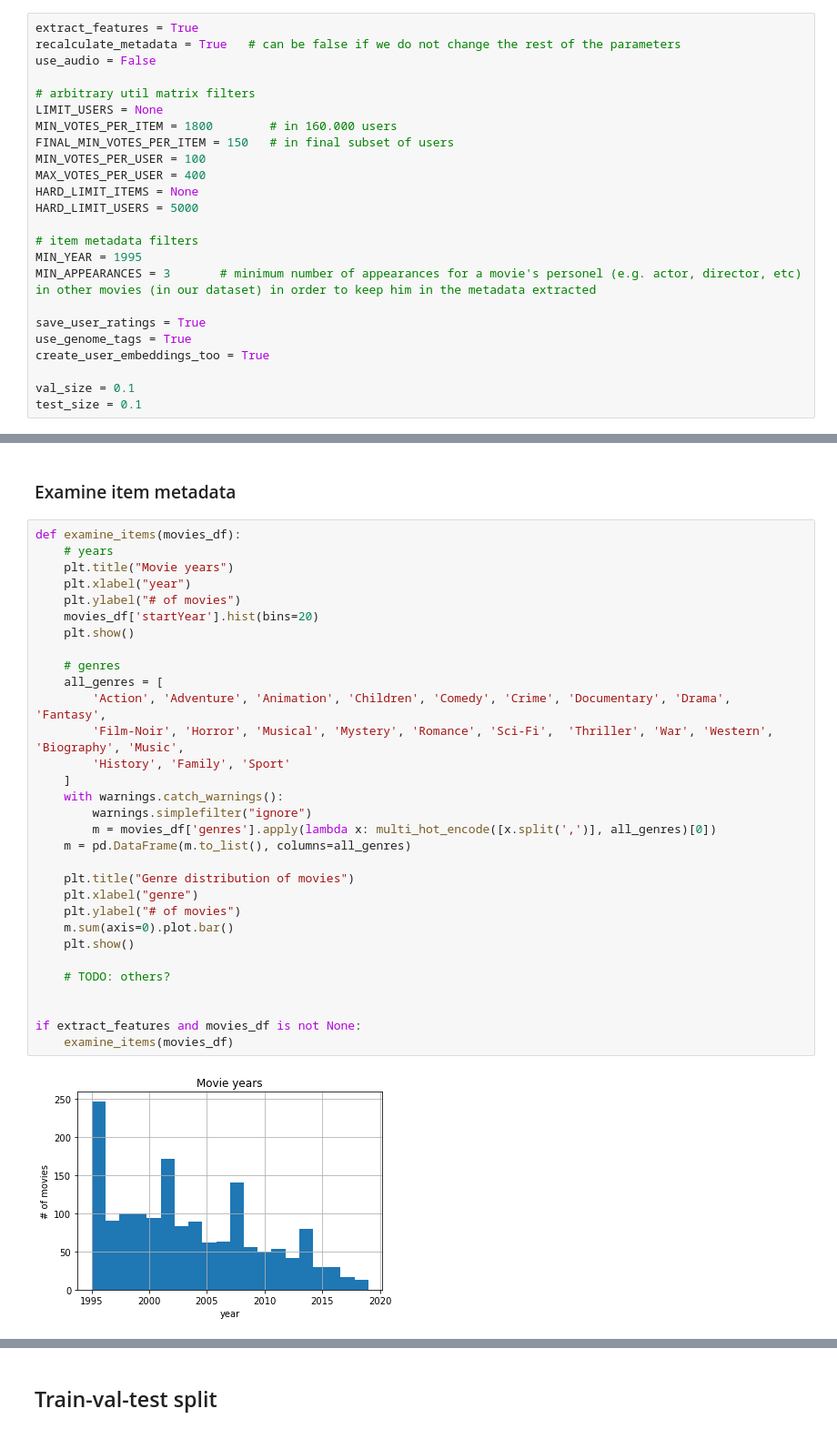
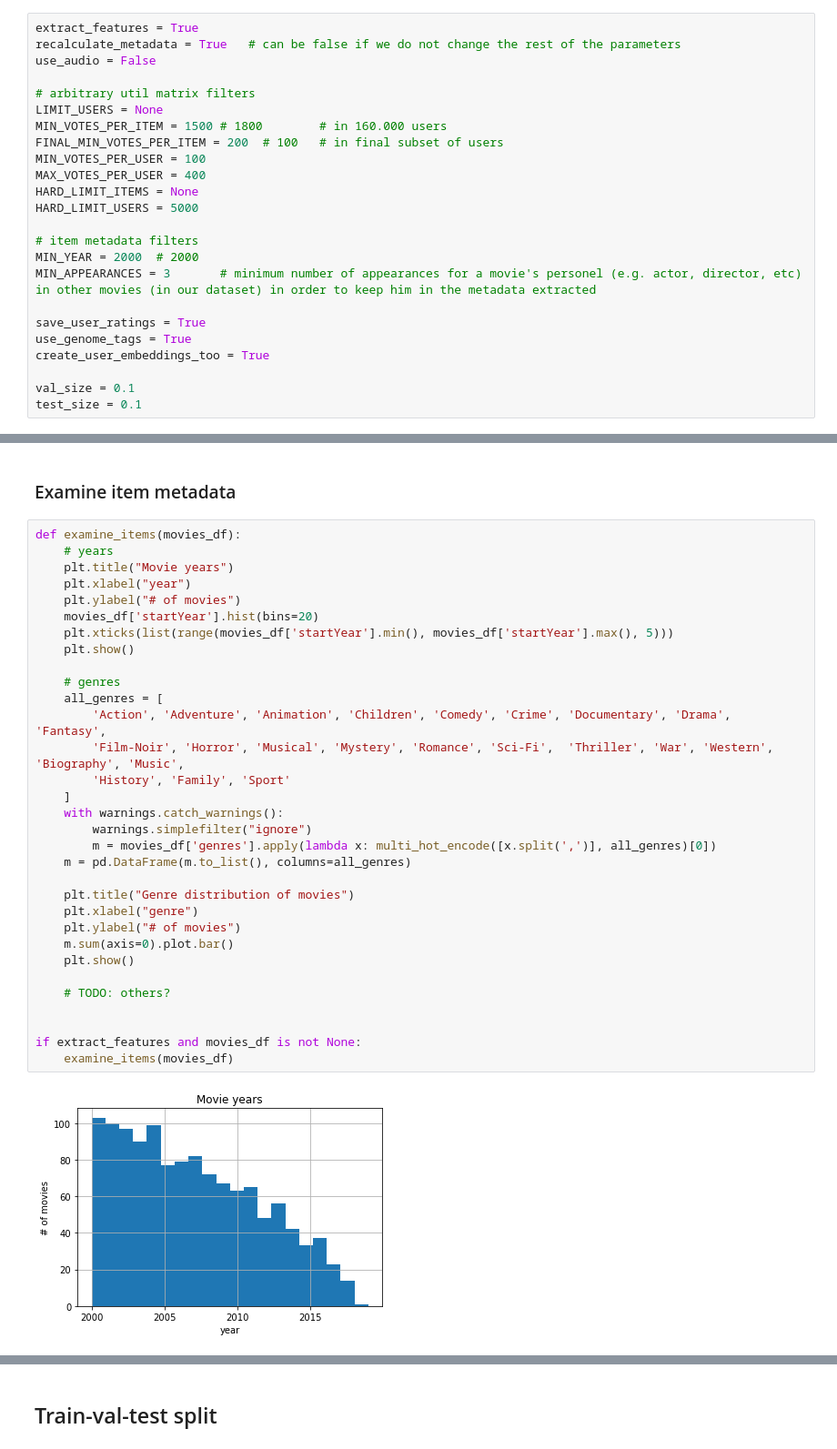
Before and after one commit to michaelbzms/DeepRecommendation, a Jupyter notebook: src/create_dataset.ipynb, the cells around one changed output, grey strips where cells are left out. Shown at 91% size. Saved outputs shown, nothing was run; the diff lists cells and outputs as text.

Commit message:
New new dataset more like the old but with more minimum item ratings in users selected

```diff
--- a/src/create_dataset.ipynb
+++ b/src/create_dataset.ipynb
@@ -18,15 +19,15 @@ use_audio = False
 
 # arbitrary util matrix filters
 LIMIT_USERS = None
-MIN_VOTES_PER_ITEM = 1800        # in 160.000 users
-FINAL_MIN_VOTES_PER_ITEM = 150   # in final subset of users
+MIN_VOTES_PER_ITEM = 1500 # 1800        # in 160.000 users
+FINAL_MIN_VOTES_PER_ITEM = 200  # 100   # in final subset of users
 MIN_VOTES_PER_USER = 100
 MAX_VOTES_PER_USER = 400
 HARD_LIMIT_ITEMS = None
 HARD_LIMIT_USERS = 5000
 
 # item metadata filters
-MIN_YEAR = 1995
+MIN_YEAR = 2000  # 2000
 MIN_APPEARANCES = 3       # minimum number of appearances for a movie's personel (e.g. actor, director, etc) in other movies (in our dataset) in order to keep him in the metadata extracted
 
 save_user_ratings = True
@@ -451,31 +460,32 @@ def examine_items(movies_df):
     # years
     plt.title("Movie years")
     plt.xlabel("year")
     plt.ylabel("# of movies")
     movies_df['startYear'].hist(bins=20)
+    plt.xticks(list(range(movies_df['startYear'].min(), movies_df['startYear'].max(), 5)))
     plt.show()
 
     # genres
     all_genres = [
         'Action', 'Adventure', 'Animation', 'Children', 'Comedy', 'Crime', 'Documentary', 'Drama',  'Fantasy',
         'Film-Noir', 'Horror', 'Musical', 'Mystery', 'Romance', 'Sci-Fi',  'Thriller', 'War', 'Western', 'Biography', 'Music',
         'History', 'Family', 'Sport'
     ]
     with warnings.catch_warnings():
         warnings.simplefilter("ignore")
         m = movies_df['genres'].apply(lambda x: multi_hot_encode([x.split(',')], all_genres)[0])
     m = pd.DataFrame(m.to_list(), columns=all_genres)
 
     plt.title("Genre distribution of movies")
     plt.xlabel("genre")
     plt.ylabel("# of movies")
     m.sum(axis=0).plot.bar()
     plt.show()
 
     # TODO: others?
 
 
 if extract_features and movies_df is not None:
     examine_items(movies_df)
 # %% [output]
-[figure, old version]
+[figure, new version]
```
Also changed, not shown: parts of 22 cells of this notebook, 3 other files.
